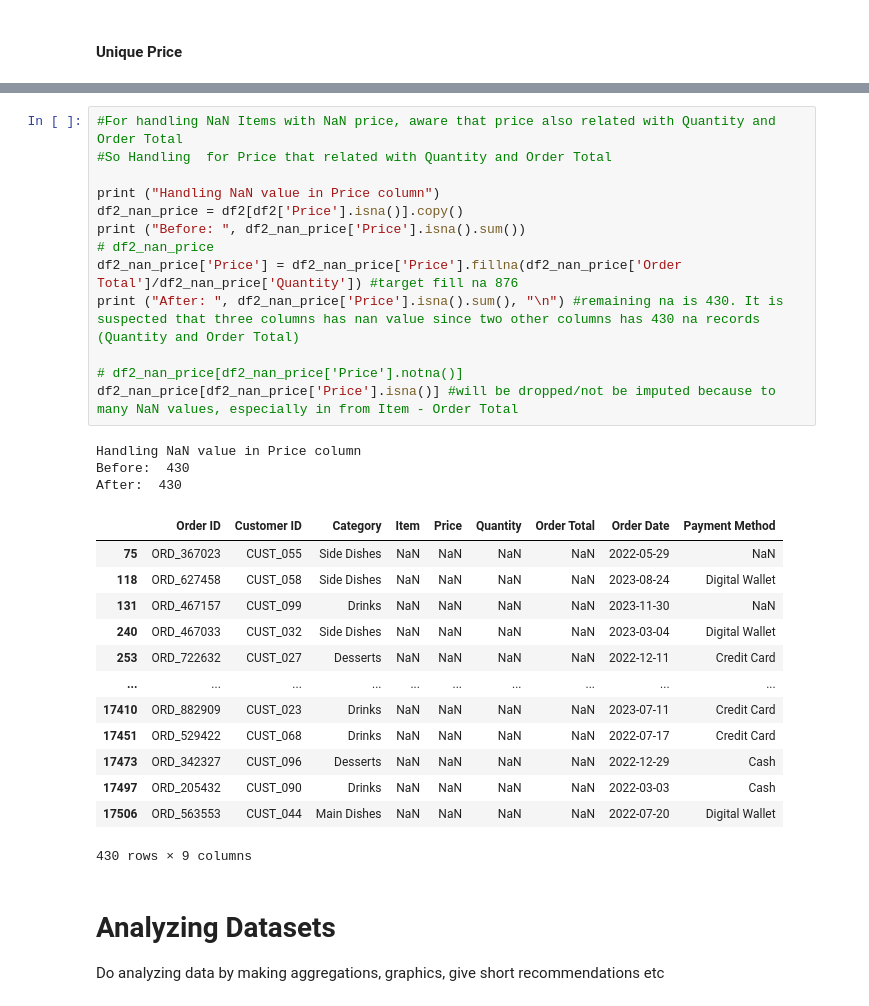
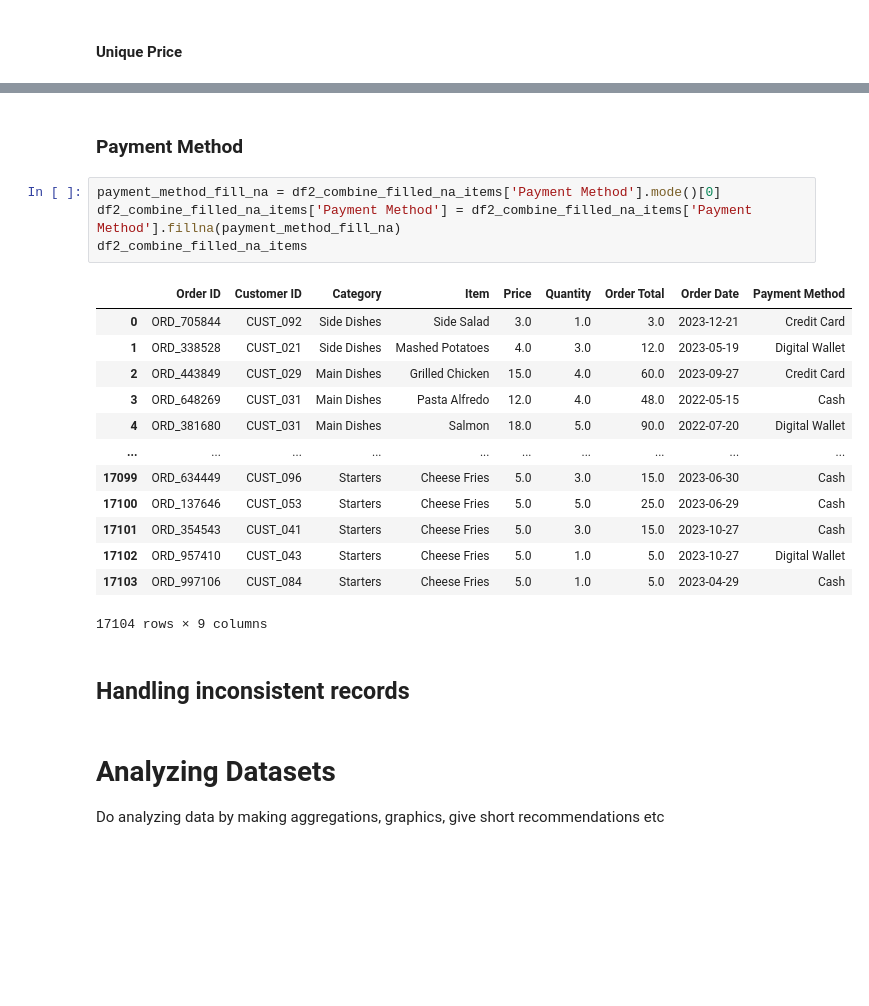
Before and after one commit to graveo-wicaksana/DA_restaurantSales, a Jupyter notebook: DA_restaurantSales.ipynb, the cells around one changed output, grey strips where cells are left out. Saved outputs shown, nothing was run; the diff lists cells and outputs as text; blank space fills up the shorter version.

Commit message:
Updated Handling NaN Payment Method and tidy up some sections

```diff
--- a/DA_restaurantSales.ipynb
+++ b/DA_restaurantSales.ipynb
@@ -462,36 +460,28 @@ df2_combine_filled_na_items.groupby(['Category', 'Price', 'Item'], dropna=False)
 |  | 8.0 | Chicken Melt | 481 |
 |  | 10.0 | Nachos Grande | 254 |
 dtype: int64
-# %%
-#For handling NaN Items with NaN price, aware that price also related with Quantity and Order Total
-#So Handling  for Price that related with Quantity and Order Total
-
-print ("Handling NaN value in Price column")
-df2_nan_price = df2[df2['Price'].isna()].copy()
-print ("Before: ", df2_nan_price['Price'].isna().sum())
-# df2_nan_price
-df2_nan_price['Price'] = df2_nan_price['Price'].fillna(df2_nan_price['Order Total']/df2_nan_price['Quantity']) #target fill na 876
-print ("After: ", df2_nan_price['Price'].isna().sum(), "\n") #remaining na is 430. It is suspected that three columns has nan value since two other columns has 430 na records (Quantity and Order Total)
-
-# df2_nan_price[df2_nan_price['Price'].notna()]
-df2_nan_price[df2_nan_price['Price'].isna()] #will be dropped/not be imputed because to many NaN values, especially in from Item - Order Total
-# %% [output]
-Handling NaN value in Price column
-Before:  430
-After:  430
-|  | Order ID | Customer ID | Category | Item | Price | Quantity | Order Total | Order Date | Payment Method |
-| 75 | ORD_367023 | CUST_055 | Side Dishes | NaN | NaN | NaN | NaN | 2022-05-29 | NaN |
-| 118 | ORD_627458 | CUST_058 | Side Dishes | NaN | NaN | NaN | NaN | 2023-08-24 | Digital Wallet |
-| 131 | ORD_467157 | CUST_099 | Drinks | NaN | NaN | NaN | NaN | 2023-11-30 | NaN |
-| 240 | ORD_467033 | CUST_032 | Side Dishes | NaN | NaN | NaN | NaN | 2023-03-04 | Digital Wallet |
-| 253 | ORD_722632 | CUST_027 | Desserts | NaN | NaN | NaN | NaN | 2022-12-11 | Credit Card |
-| ... | ... | ... | ... | ... | ... | ... | ... | ... | ... |
-| 17410 | ORD_882909 | CUST_023 | Drinks | NaN | NaN | NaN | NaN | 2023-07-11 | Credit Card |
-| 17451 | ORD_529422 | CUST_068 | Drinks | NaN | NaN | NaN | NaN | 2022-07-17 | Credit Card |
-| 17473 | ORD_342327 | CUST_096 | Desserts | NaN | NaN | NaN | NaN | 2022-12-29 | Cash |
-| 17497 | ORD_205432 | CUST_090 | Drinks | NaN | NaN | NaN | NaN | 2022-03-03 | Cash |
-| 17506 | ORD_563553 | CUST_044 | Main Dishes | NaN | NaN | NaN | NaN | 2022-07-20 | Digital Wallet |
-430 rows × 9 columns
+# %% [markdown]
+### Payment Method
+# %%
+payment_method_fill_na = df2_combine_filled_na_items['Payment Method'].mode()[0]
+df2_combine_filled_na_items['Payment Method'] = df2_combine_filled_na_items['Payment Method'].fillna(payment_method_fill_na)
+df2_combine_filled_na_items
+# %% [output]
+|  | Order ID | Customer ID | Category | Item | Price | Quantity | Order Total | Order Date | Payment Method |
+| 0 | ORD_705844 | CUST_092 | Side Dishes | Side Salad | 3.0 | 1.0 | 3.0 | 2023-12-21 | Credit Card |
+| 1 | ORD_338528 | CUST_021 | Side Dishes | Mashed Potatoes | 4.0 | 3.0 | 12.0 | 2023-05-19 | Digital Wallet |
+| 2 | ORD_443849 | CUST_029 | Main Dishes | Grilled Chicken | 15.0 | 4.0 | 60.0 | 2023-09-27 | Credit Card |
+| 3 | ORD_648269 | CUST_031 | Main Dishes | Pasta Alfredo | 12.0 | 4.0 | 48.0 | 2022-05-15 | Cash |
+| 4 | ORD_381680 | CUST_031 | Main Dishes | Salmon | 18.0 | 5.0 | 90.0 | 2022-07-20 | Digital Wallet |
+| ... | ... | ... | ... | ... | ... | ... | ... | ... | ... |
+| 17099 | ORD_634449 | CUST_096 | Starters | Cheese Fries | 5.0 | 3.0 | 15.0 | 2023-06-30 | Cash |
+| 17100 | ORD_137646 | CUST_053 | Starters | Cheese Fries | 5.0 | 5.0 | 25.0 | 2023-06-29 | Cash |
+| 17101 | ORD_354543 | CUST_041 | Starters | Cheese Fries | 5.0 | 3.0 | 15.0 | 2023-10-27 | Cash |
+| 17102 | ORD_957410 | CUST_043 | Starters | Cheese Fries | 5.0 | 1.0 | 5.0 | 2023-10-27 | Digital Wallet |
+| 17103 | ORD_997106 | CUST_084 | Starters | Cheese Fries | 5.0 | 1.0 | 5.0 | 2023-04-29 | Cash |
+17104 rows × 9 columns
+# %% [markdown]
+## Handling inconsistent records
 # %% [markdown]
 # Analyzing Datasets
 Do analyzing data by making aggregations, graphics, give short recommendations etc
```
Also changed, not shown: parts of 14 cells of this notebook.
